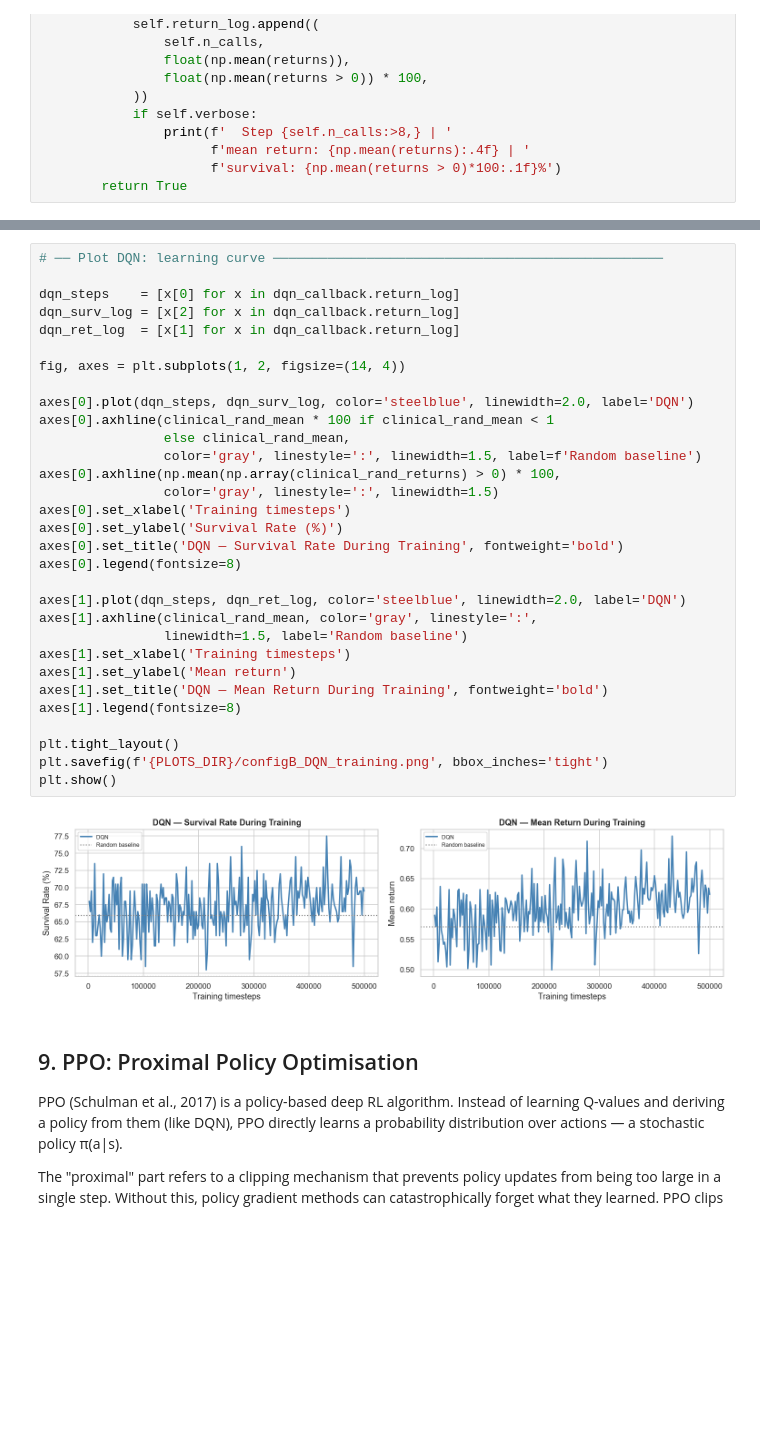
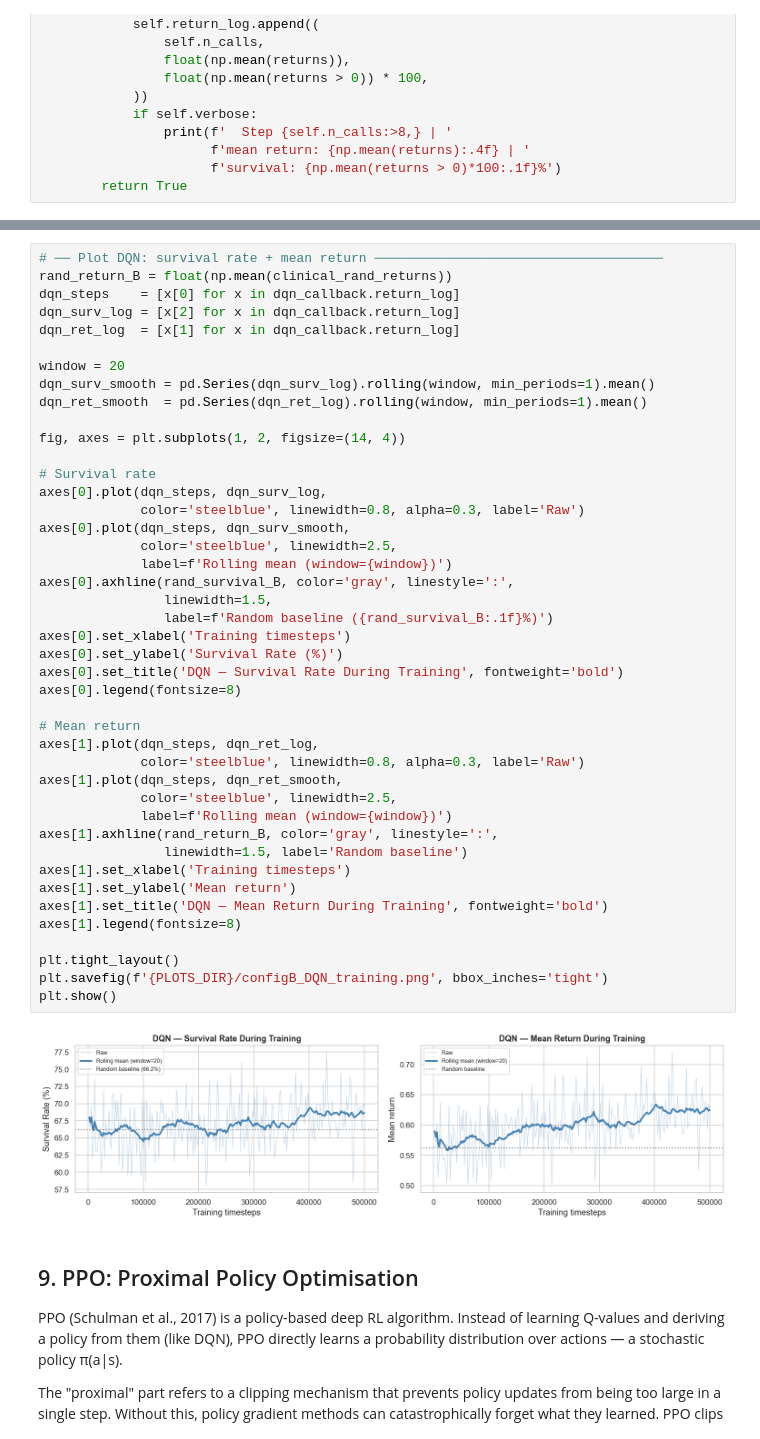
Before and after one commit to martaribeiro11/Reinforcement-Learning, a Jupyter notebook: RL Project Code/sepsis_project - Students Version/rl_sepsis_v4.ipynb, the cells around one changed output, grey strips where cells are left out. Cells and saved outputs as stored; diff of their text form; blank space fills up the shorter version.

```diff
--- a/RL Project Code/sepsis_project - Students Version/rl_sepsis_v4.ipynb
+++ b/RL Project Code/sepsis_project - Students Version/rl_sepsis_v4.ipynb
@@ -1692,36 +1682,48 @@ DQN — Evaluation (1000 episodes):
 # %%
-# ── Plot DQN: learning curve ──────────────────────────────────────────────────
-
+# ── Plot DQN: survival rate + mean return ─────────────────────────────────────
+rand_return_B = float(np.mean(clinical_rand_returns))
 dqn_steps    = [x[0] for x in dqn_callback.return_log]
 dqn_surv_log = [x[2] for x in dqn_callback.return_log]
 dqn_ret_log  = [x[1] for x in dqn_callback.return_log]
 
+window = 20
+dqn_surv_smooth = pd.Series(dqn_surv_log).rolling(window, min_periods=1).mean()
+dqn_ret_smooth  = pd.Series(dqn_ret_log).rolling(window, min_periods=1).mean()
+
 fig, axes = plt.subplots(1, 2, figsize=(14, 4))
 
-axes[0].plot(dqn_steps, dqn_surv_log, color='steelblue', linewidth=2.0, label='DQN')
-axes[0].axhline(clinical_rand_mean * 100 if clinical_rand_mean < 1
-                else clinical_rand_mean,
-                color='gray', linestyle=':', linewidth=1.5, label=f'Random baseline')
-axes[0].axhline(np.mean(np.array(clinical_rand_returns) > 0) * 100,
-                color='gray', linestyle=':', linewidth=1.5)
+# Survival rate
+axes[0].plot(dqn_steps, dqn_surv_log,
+             color='steelblue', linewidth=0.8, alpha=0.3, label='Raw')
+axes[0].plot(dqn_steps, dqn_surv_smooth,
+             color='steelblue', linewidth=2.5,
+             label=f'Rolling mean (window={window})')
+axes[0].axhline(rand_survival_B, color='gray', linestyle=':',
+                linewidth=1.5,
+                label=f'Random baseline ({rand_survival_B:.1f}%)')
 axes[0].set_xlabel('Training timesteps')
 axes[0].set_ylabel('Survival Rate (%)')
 axes[0].set_title('DQN — Survival Rate During Training', fontweight='bold')
 axes[0].legend(fontsize=8)
 
-axes[1].plot(dqn_steps, dqn_ret_log, color='steelblue', linewidth=2.0, label='DQN')
-axes[1].axhline(clinical_rand_mean, color='gray', linestyle=':',
+# Mean return
+axes[1].plot(dqn_steps, dqn_ret_log,
+             color='steelblue', linewidth=0.8, alpha=0.3, label='Raw')
+axes[1].plot(dqn_steps, dqn_ret_smooth,
+             color='steelblue', linewidth=2.5,
+             label=f'Rolling mean (window={window})')
+axes[1].axhline(rand_return_B, color='gray', linestyle=':',
                 linewidth=1.5, label='Random baseline')
 axes[1].set_xlabel('Training timesteps')
 axes[1].set_ylabel('Mean return')
 axes[1].set_title('DQN — Mean Return During Training', fontweight='bold')
 axes[1].legend(fontsize=8)
 
 plt.tight_layout()
 plt.savefig(f'{PLOTS_DIR}/configB_DQN_training.png', bbox_inches='tight')
 plt.show()
 # %% [output]
-[figure, old version]
+[figure, new version]
 # %% [markdown]
 ## 9. PPO: Proximal Policy Optimisation
 
```
Also changed, not shown: parts of 51 cells of this notebook, 23 other files.
